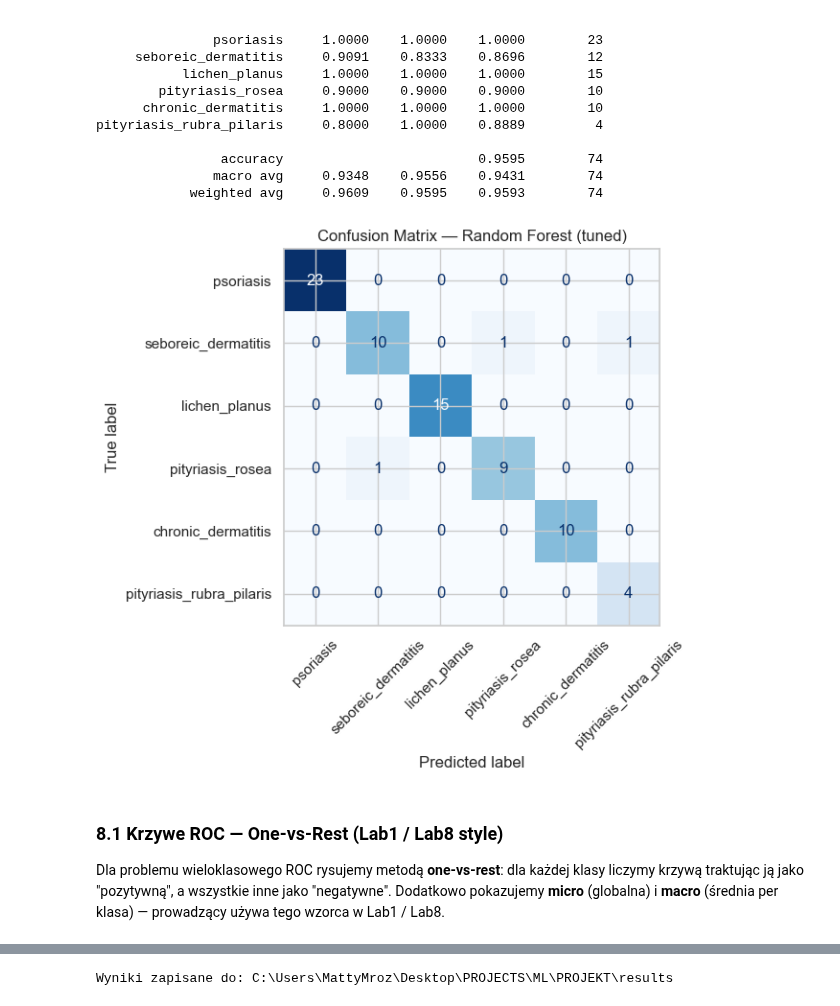
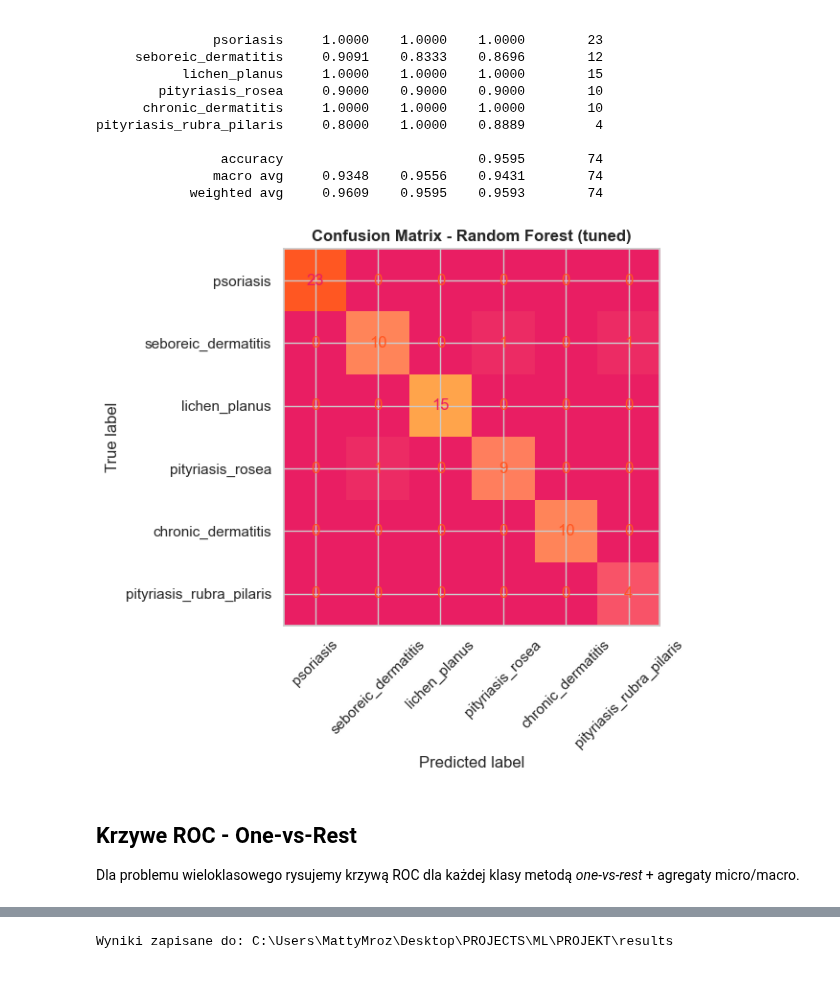
Before and after one commit to MattyMroz/ML, a Jupyter notebook: PROJEKT/notebooks/mateusz_mroz_uci_dermatology.ipynb, the cells around one changed output, grey strips where cells are left out. Cells and saved outputs as stored; diff of their text form; code cells hidden in the pictures; blank space fills up the shorter version.

```diff
--- a/PROJEKT/notebooks/mateusz_mroz_uci_dermatology.ipynb
+++ b/PROJEKT/notebooks/mateusz_mroz_uci_dermatology.ipynb
@@ -307,26 +354,17 @@ X_train, X_test, y_train, y_test = train_test_split(
     X, y, test_size=0.2, random_state=RANDOM_STATE, stratify=y
 )
 
-print(f"Train: {X_train.shape} | Test: {X_test.shape}")
-print("Rozkład klas w train:", pd.Series(y_train).value_counts().sort_index().tolist())
-print("Rozkład klas w test :", pd.Series(y_test).value_counts().sort_index().tolist())
+
+def make_preprocessor() -> Pipeline:
+    """Imputacja medianą + StandardScaler (fit tylko na trainie)."""
+    return Pipeline(steps=[
+        ("imputer", SimpleImputer(strategy="median")),
+        ("scaler", StandardScaler()),
+    ])
 
 
-def make_preprocessor() -> Pipeline:
-    """Imputacja medianą + StandardScaler — wszystko fitujemy tylko na trainie."""
-    return Pipeline(
-        steps=[
-            ("imputer", SimpleImputer(strategy="median")),
-            ("scaler", StandardScaler()),
-        ]
-    )
-
-
-preprocessor = make_preprocessor()
-X_train_proc = preprocessor.fit_transform(X_train)
-X_test_proc = preprocessor.transform(X_test)
-
-print(f"\nPo preprocessingu: train {X_train_proc.shape}, test {X_test_proc.shape}")
-print(f"Braki po imputacji: train={np.isnan(X_train_proc).sum()}, test={np.isnan(X_test_proc).sum()}")
+print(f"Train: {X_train.shape} | Test: {X_test.shape}")
+print("Rozkład klas (train):", pd.Series(y_train).value_counts().sort_index().tolist())
+print("Rozkład klas (test) :", pd.Series(y_test).value_counts().sort_index().tolist())
 # %% [output]
 Train: (292, 34) | Test: (74, 34)
@@ -543,18 +555,18 @@ pityriasis_rubra_pilaris     0.8000    1.0000    0.8889         4
                macro avg     0.9348    0.9556    0.9431        74
             weighted avg     0.9609    0.9595    0.9593        74
 # %%
-# Confusion matrix — pokazuje które klasy są mylone ze sobą.
+# Confusion matrix
 cm = confusion_matrix(y_test, y_pred, labels=[1, 2, 3, 4, 5, 6])
 fig, ax = plt.subplots(figsize=(7, 6))
 disp = ConfusionMatrixDisplay(cm, display_labels=target_names_ordered)
-disp.plot(ax=ax, cmap="Blues", values_format="d", colorbar=False, xticks_rotation=45)
-ax.set_title("Confusion Matrix — Random Forest (tuned)")
+disp.plot(ax=ax, cmap=warm_cmap, values_format="d", colorbar=False, xticks_rotation=45)
+ax.set_title("Confusion Matrix - Random Forest (tuned)", fontweight="bold")
 plt.tight_layout()
 plt.show()
 # %% [output]
-[figure, old version]
+[figure, new version]
 # %% [markdown]
-### 8.1 Krzywe ROC — One-vs-Rest (Lab1 / Lab8 style)
+## Krzywe ROC - One-vs-Rest
 
-Dla problemu wieloklasowego ROC rysujemy metodą **one-vs-rest**: dla każdej klasy liczymy krzywą traktując ją jako "pozytywną", a wszystkie inne jako "negatywne". Dodatkowo pokazujemy **micro** (globalna) i **macro** (średnia per klasa) — prowadzący używa tego wzorca w Lab1 / Lab8.
+Dla problemu wieloklasowego rysujemy krzywą ROC dla każdej klasy metodą *one-vs-rest* + agregaty micro/macro.
 # %%
```
Also changed, not shown: parts of 37 cells of this notebook, 1 other file.
